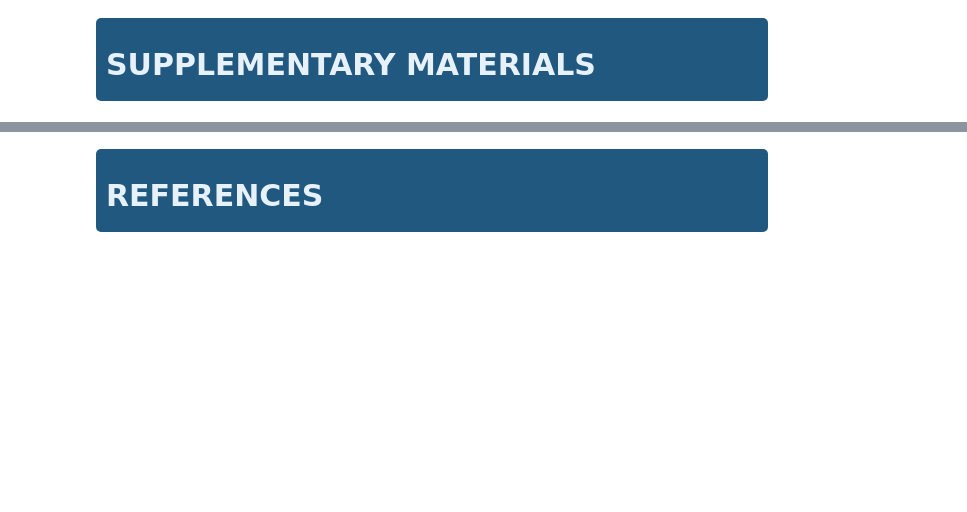
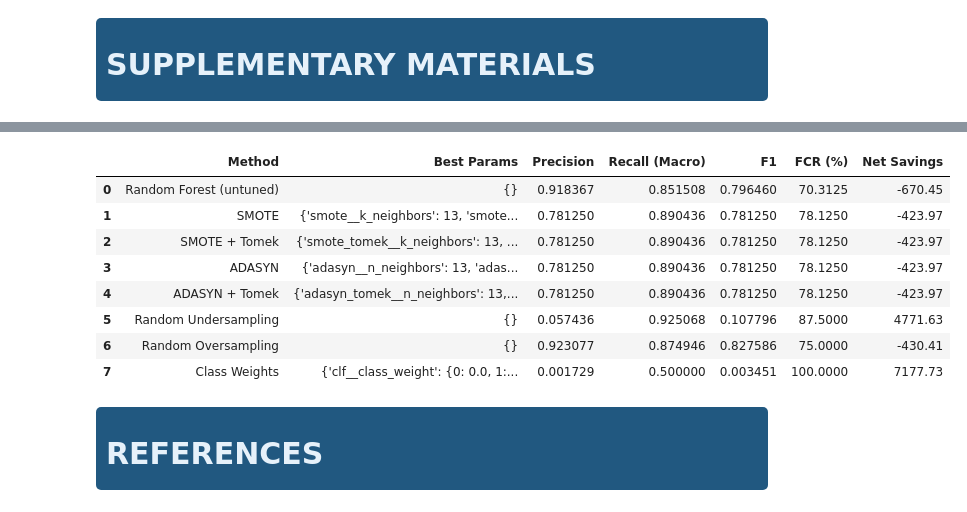
Before and after one commit to R-Vel/ML_Lab1, a Jupyter notebook: report.ipynb, the cells around one changed output, grey strips where cells are left out. Cells and saved outputs as stored; diff of their text form; code cells hidden in the pictures; blank space fills up the shorter version.

```diff
--- a/report.ipynb
+++ b/report.ipynb
@@ -1098,0 +619,17 @@ KeyError: 'c'
+# %%
+# Keep Amount separately for net_savings
+amounts = data['Amount'].copy()
+
+# Features: keep Amount inside X (so model can use it)
+X = data.drop(columns=['outcome', 'tid'])
+y = data['outcome']
+
+# Split, carrying amounts separately for evaluation
+X_train_full, X_test, y_train_full, y_test, amt_train_full, amt_test = train_test_split(
+    X, y, amounts, test_size=0.2, random_state=RANDOM_STATE, stratify=y
+)
+
+X_train, X_val, y_train, y_val, amt_train, amt_val = train_test_split(
+    X_train_full, y_train_full, amt_train_full,
+    test_size=0.25, random_state=RANDOM_STATE, stratify=y_train_full
+)
@@ -1099,3 +794,18 @@ KeyError: 'c'
+# %%
+results_df = pd.DataFrame(results)
+results_df_amount_scaled = results_df
+results_df_amount_scaled.to_csv('results_amount_scaled.csv', index=False)
+results_df_amount_scaled
+# %% [output]
+|  | Method | Best Params | Precision | Recall (Macro) | F1 | FCR (%) | Net Savings |
+| 0 | Random Forest (untuned) | {} | 0.918367 | 0.851508 | 0.796460 | 70.3125 | -670.45 |
+| 1 | SMOTE | {'smote__k_neighbors': 13, 'smote... | 0.781250 | 0.890436 | 0.781250 | 78.1250 | -423.97 |
+| 2 | SMOTE + Tomek | {'smote_tomek__k_neighbors': 13, ... | 0.781250 | 0.890436 | 0.781250 | 78.1250 | -423.97 |
+| 3 | ADASYN | {'adasyn__n_neighbors': 13, 'adas... | 0.781250 | 0.890436 | 0.781250 | 78.1250 | -423.97 |
+| 4 | ADASYN + Tomek | {'adasyn_tomek__n_neighbors': 13,... | 0.781250 | 0.890436 | 0.781250 | 78.1250 | -423.97 |
+| 5 | Random Undersampling | {} | 0.057436 | 0.925068 | 0.107796 | 87.5000 | 4771.63 |
+| 6 | Random Oversampling | {} | 0.923077 | 0.874946 | 0.827586 | 75.0000 | -430.41 |
+| 7 | Class Weights | {'clf__class_weight': {0: 0.0, 1:... | 0.001729 | 0.500000 | 0.003451 | 100.0000 | 7177.73 |
 # %% [markdown]
 <div style="background-color: #215880; padding: 10px; border-radius: 5px;">
     <h3 style="color: #e6f1fa; font-size: 30px; font-weight: bold; margin: 10px;">REFERENCES</h3>
```
Also changed, not shown: parts of 45 cells of this notebook, 3 other files.
